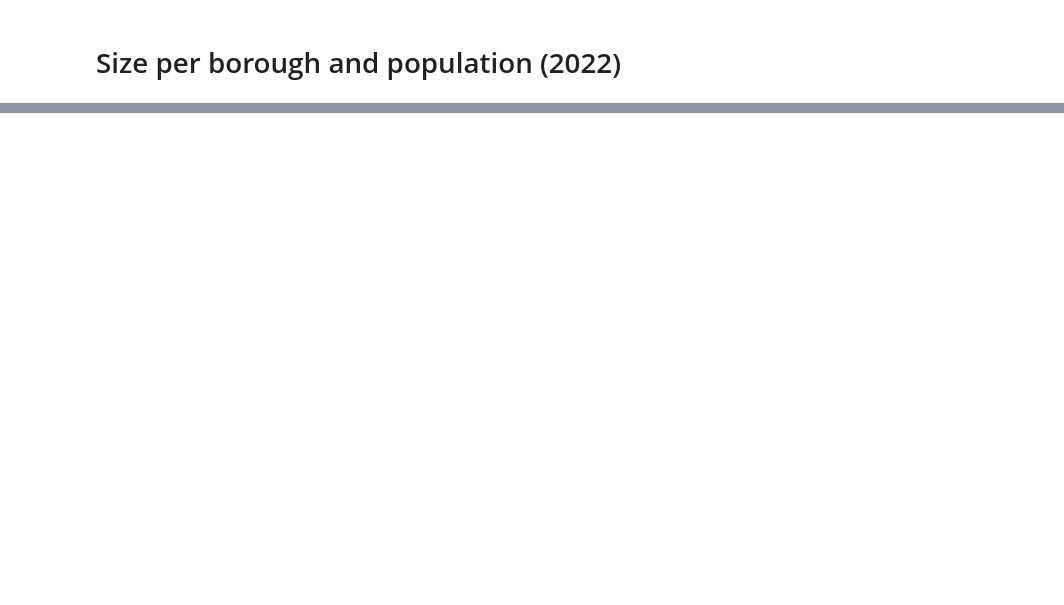
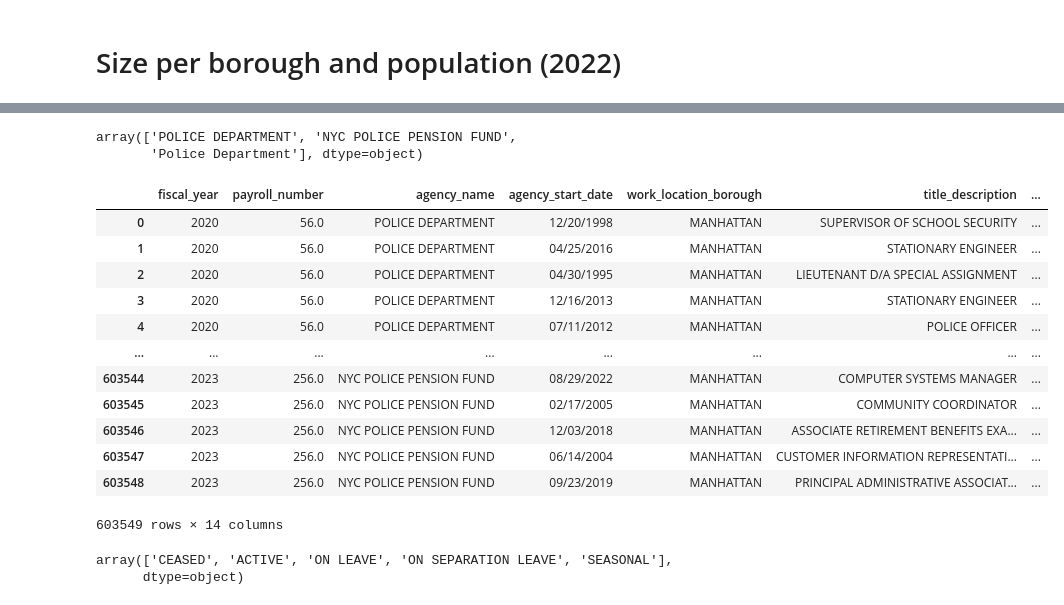
Before and after one commit to Jeff-Brady/crime_nerds, a Jupyter notebook: Notebook_Franzi.ipynb, the cells around one changed output, grey strips where cells are left out. Drawn from its saved outputs; the diff is of its cells as text; code cells hidden in the pictures; blank space fills up the shorter version.

Commit message:
inserted police pay data and finished population and size data, changing git ignore

```diff
--- a/Notebook_Franzi.ipynb
+++ b/Notebook_Franzi.ipynb
@@ -387,0 +307,7 @@ size
+# %%
+city_pay = pd.read_csv('./data/Citywide_Payroll_Data_Yearly.csv')
+city_pay.head()
+
+#Notes:
+#OT = Over Time
+#All that is captured, is the employee's final base and gross salary at the end of the fiscal year.  In very limited cases, a check replacement and subsequent refund may reflect both the original check as well as the re-issued check in employee pay totals.
@@ -387,0 +321,6 @@ size
+# %%
+#Cleaning Column Names
+city_pay.columns = city_pay.columns.str.lower()
+city_pay.columns = city_pay.columns.str.strip()
+city_pay.columns = city_pay.columns.str.replace(" ", "_")
+city_pay.head()
@@ -387,0 +334,6 @@ size
+# %%
+# Dropping Columns, we don't need.
+
+city_pay.drop(['last_name', 'first_name', 'mid_init'], axis=1, inplace=True)
+#city_pay.drop('mid_init', axis=1, inplace = True)
+city_pay.info()
@@ -387,0 +378,6 @@ size
+# %%
+# Filtering for police
+#'POLICE DEPARTMENT''NYC POLICE PENSION FUND''Police Department'
+
+police_pay = city_pay.loc[city_pay['agency_name'].isin(['POLICE DEPARTMENT', 'NYC POLICE PENSION FUND', 'Police Department'])]
+police_pay.head()
@@ -387,0 +391,28 @@ size
+# %%
+police_pay['agency_name'].unique()
+# %% [output]
+array(['POLICE DEPARTMENT', 'NYC POLICE PENSION FUND',
+       'Police Department'], dtype=object)
+# %%
+police_pay.reset_index(inplace=True, drop=True)
+#police_pay.columns.drop('index')
+police_pay
+# %% [output]
+|  | fiscal_year | payroll_number | agency_name | agency_start_date | work_location_borough | title_description | ... |
+| 0 | 2020 | 56.0 | POLICE DEPARTMENT | 12/20/1998 | MANHATTAN | SUPERVISOR OF SCHOOL SECURITY | ... |
+| 1 | 2020 | 56.0 | POLICE DEPARTMENT | 04/25/2016 | MANHATTAN | STATIONARY ENGINEER | ... |
+| 2 | 2020 | 56.0 | POLICE DEPARTMENT | 04/30/1995 | MANHATTAN | LIEUTENANT D/A SPECIAL ASSIGNMENT | ... |
+| 3 | 2020 | 56.0 | POLICE DEPARTMENT | 12/16/2013 | MANHATTAN | STATIONARY ENGINEER | ... |
+| 4 | 2020 | 56.0 | POLICE DEPARTMENT | 07/11/2012 | MANHATTAN | POLICE OFFICER | ... |
+| ... | ... | ... | ... | ... | ... | ... | ... |
+| 603544 | 2023 | 256.0 | NYC POLICE PENSION FUND | 08/29/2022 | MANHATTAN | COMPUTER SYSTEMS MANAGER | ... |
+| 603545 | 2023 | 256.0 | NYC POLICE PENSION FUND | 02/17/2005 | MANHATTAN | COMMUNITY COORDINATOR | ... |
+| 603546 | 2023 | 256.0 | NYC POLICE PENSION FUND | 12/03/2018 | MANHATTAN | ASSOCIATE RETIREMENT BENEFITS EXA... | ... |
+| 603547 | 2023 | 256.0 | NYC POLICE PENSION FUND | 06/14/2004 | MANHATTAN | CUSTOMER INFORMATION REPRESENTATI... | ... |
+| 603548 | 2023 | 256.0 | NYC POLICE PENSION FUND | 09/23/2019 | MANHATTAN | PRINCIPAL ADMINISTRATIVE ASSOCIAT... | ... |
+603549 rows × 14 columns
+# %%
+police_pay['leave_status_as_of_june_30'].unique()
+# %% [output]
+array(['CEASED', 'ACTIVE', 'ON LEAVE', 'ON SEPARATION LEAVE', 'SEASONAL'],
+      dtype=object)
```
Also changed, not shown: parts of 32 cells of this notebook, 1 other file.
